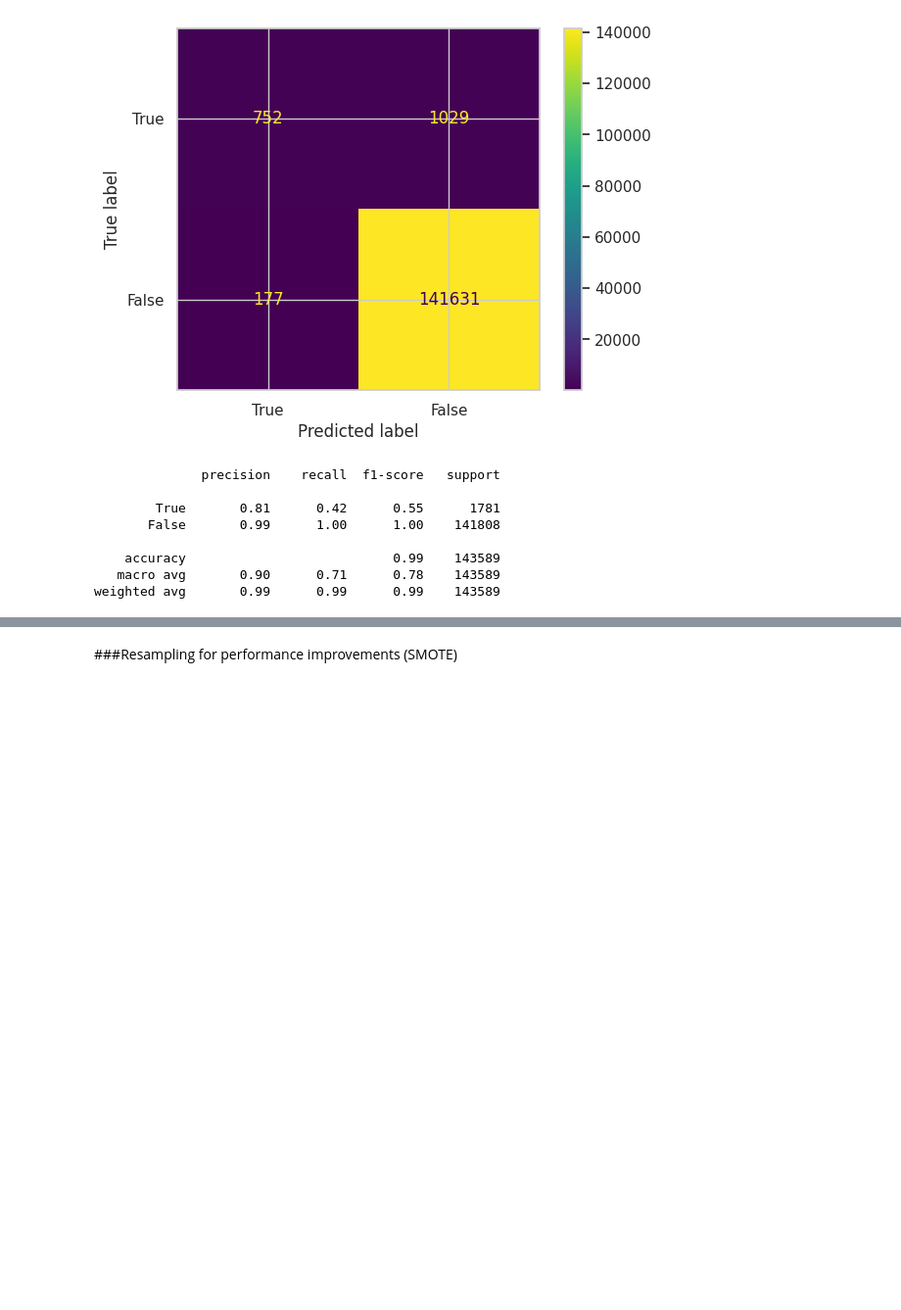
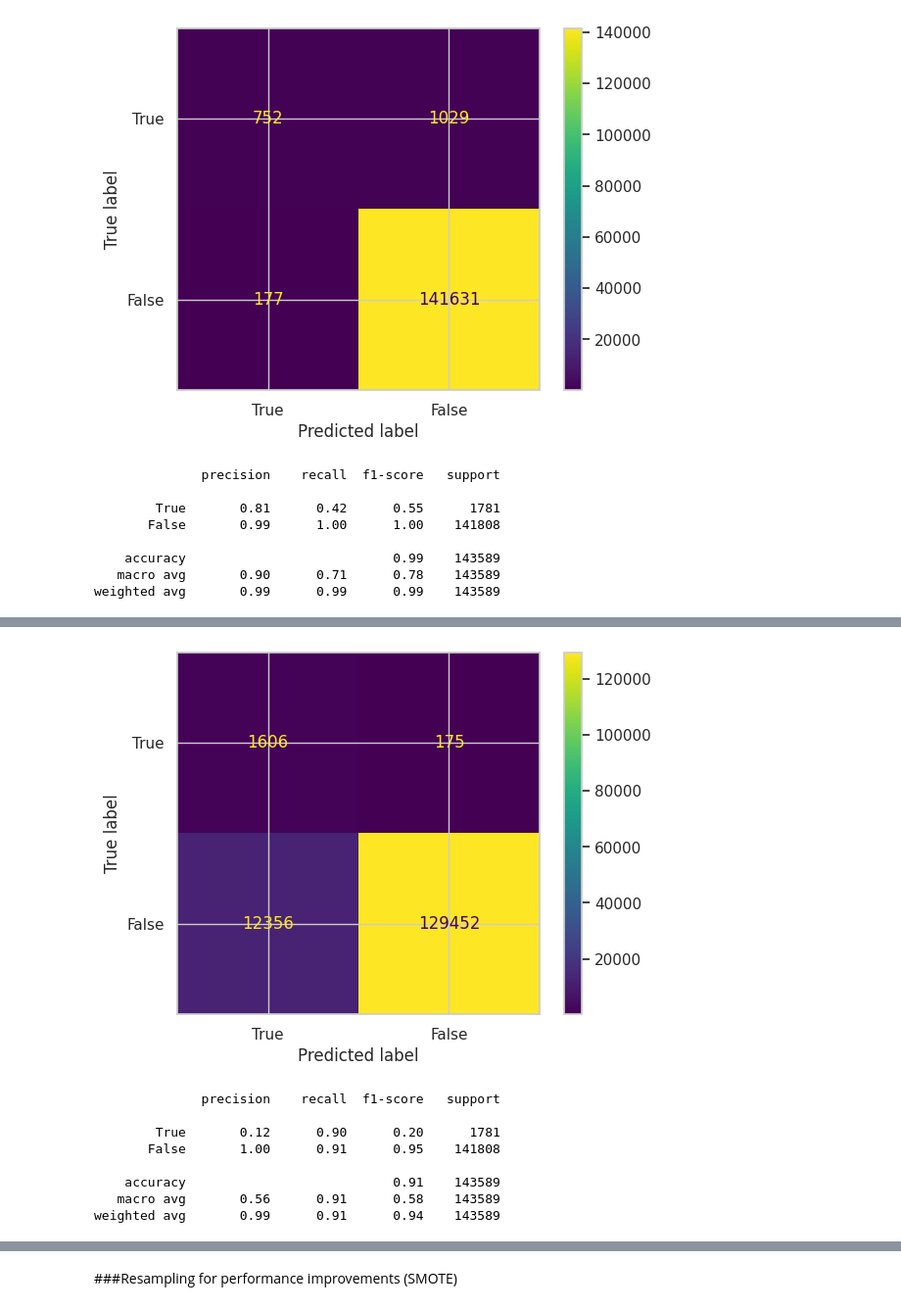
Before and after one commit to fsternini/anomaly-prediction, a Jupyter notebook: anomaly_prediction.ipynb, the cells around one changed output, grey strips where cells are left out. Shown at 98% size. Drawn from its saved outputs; the diff is of its cells as text; code cells hidden in the pictures; blank space fills up the shorter version.

```diff
--- a/anomaly_prediction.ipynb
+++ b/anomaly_prediction.ipynb
@@ -587,0 +735,27 @@ weighted avg       0.99      0.99      0.99    143589
+# %%
+from sklearn.metrics import precision_recall_curve
+labels = [True,False]
+y_pred = xgb_final.predict(xgdmat_test)
+f1=[]
+y_temp = y_pred.copy()
+precision, recall, thresholds = precision_recall_curve(y_test, y_pred)
+f1 = 2*precision*recall/(precision+recall)
+thresh = thresholds[np.argmax(f1)]
+thresh=0.009
+y_temp [y_pred > thresh] = True
+y_temp [y_pred <= thresh] = False
+cm = confusion_matrix(y_test, y_temp, labels=labels)
+disp = ConfusionMatrixDisplay(confusion_matrix=cm, display_labels=labels)
+disp.plot()
+plt.show()
+print(classification_report(y_test, y_temp, labels=labels))
+# %% [output]
+[figure, added]
+              precision    recall  f1-score   support
+
+        True       0.12      0.90      0.20      1781
+       False       1.00      0.91      0.95    141808
+
+    accuracy                           0.91    143589
+   macro avg       0.56      0.91      0.58    143589
+weighted avg       0.99      0.91      0.94    143589
```
Also changed, not shown: parts of 17 cells of this notebook.
